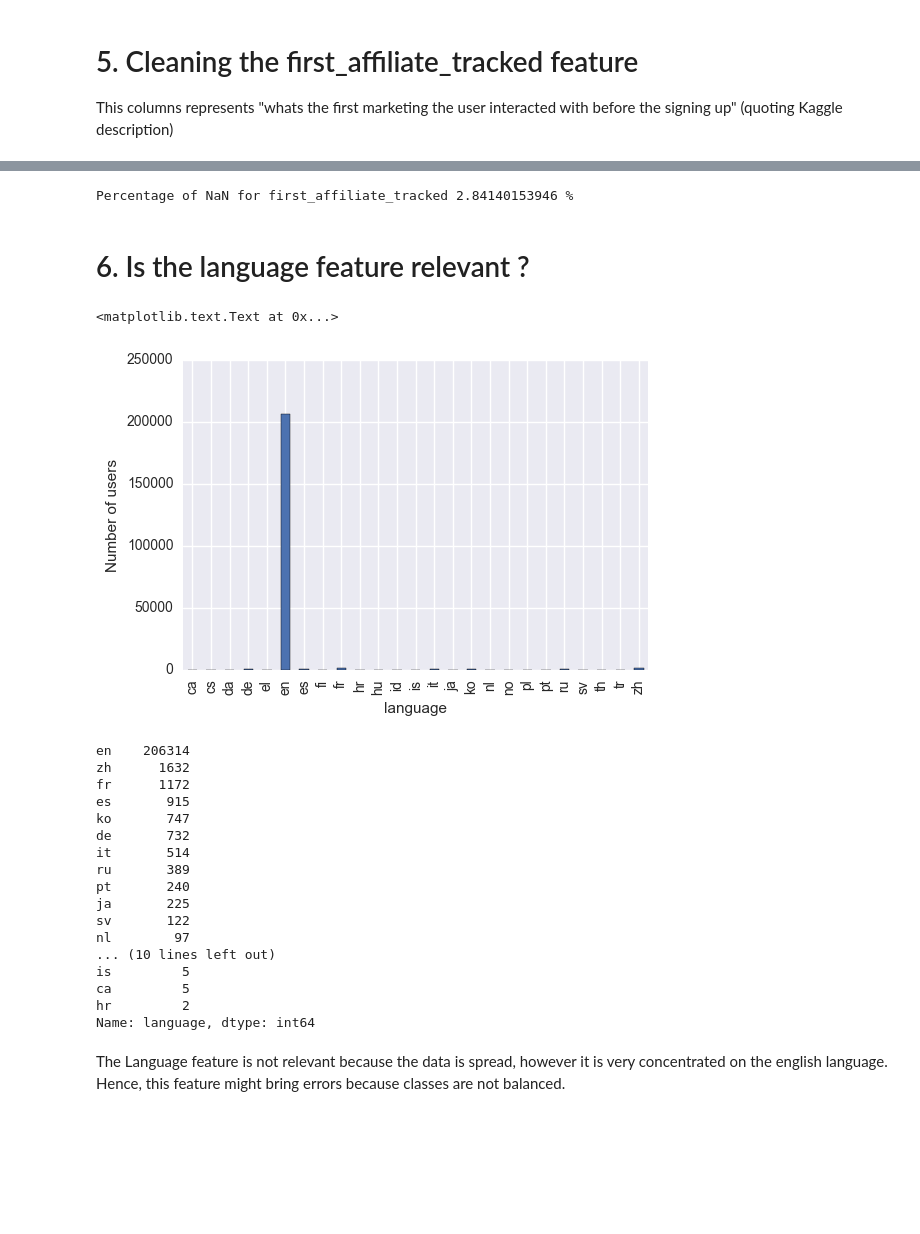
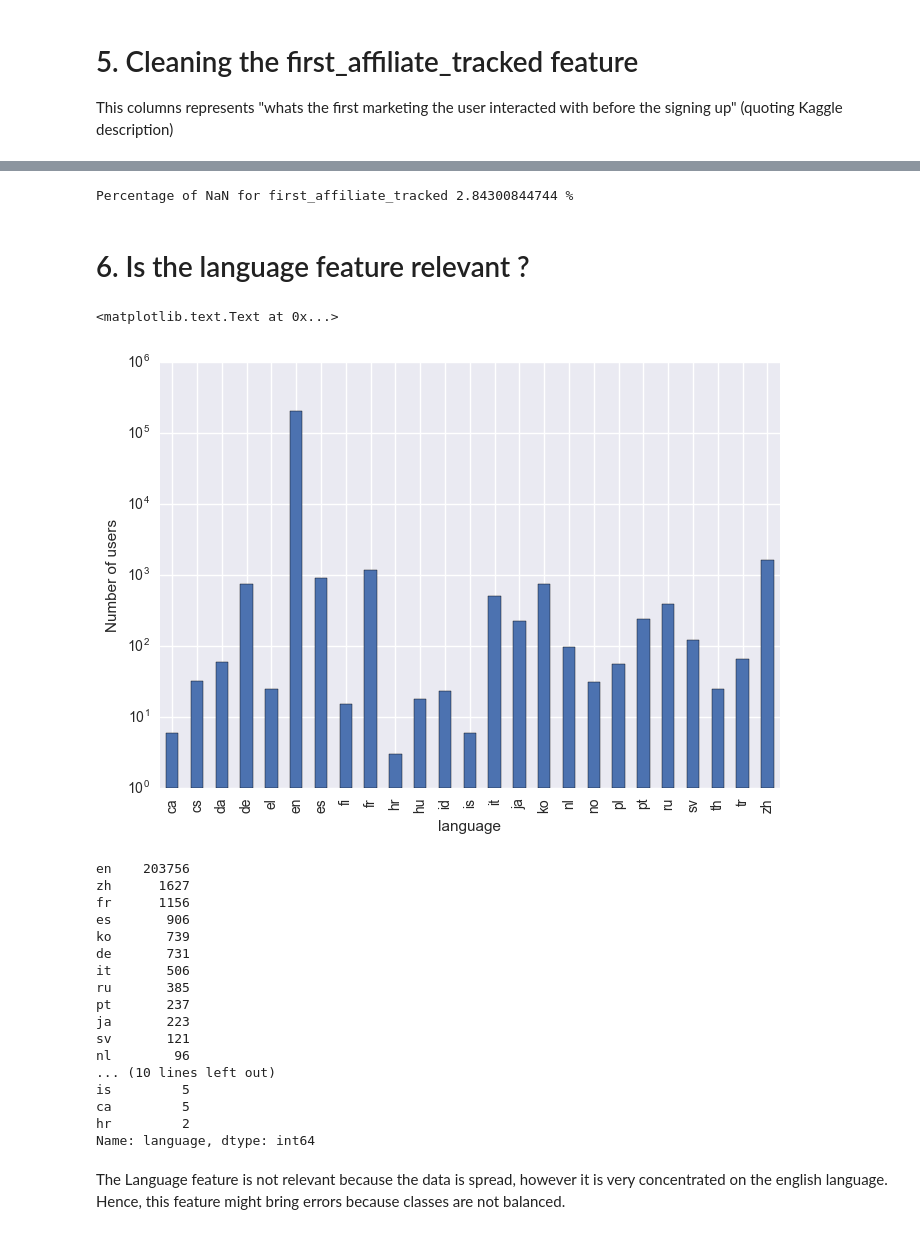
Before and after one commit to mgelsm/Airbnb_predictions, a Jupyter notebook: 1. Preprocessing train_user.ipynb, the cells around one changed output, grey strips where cells are left out. Saved outputs shown, nothing was run; the diff lists cells and outputs as text; code cells hidden in the pictures; blank space fills up the shorter version.

```diff
--- a/1. Preprocessing train_user.ipynb
+++ b/1. Preprocessing train_user.ipynb
@@ -97 +88,4 @@ df_age.loc[(df_age['age']<15) | (df_age['age']>=90), 'age'] = 'NaN'
+# %%
+df = copy.deepcopy(df)
+df.loc[(df['age']<15) | (df['age']>=90), 'age'] = 'NaN'
 # %%
@@ -116,0 +113,5 @@ pd.DataFrame(df_invalid_age, columns=list(df_invalid_age.columns)).to_csv('inval
+# %%
+df = df[df['age'] != 'NaN']
+df.id.groupby(df.age).count().plot(kind='bar', alpha=0.4, color='b',figsize=(20,10))
+plt.ylabel('Number of  users')
+plt.show()
@@ -208,30 +211,30 @@ plt.ylabel('Number of users')
 NaN_fat = df['first_affiliate_tracked'].isnull().sum()/len(df)*100
 print('Percentage of NaN for first_affiliate_tracked',NaN_fat,'%')
 # %% [output]
-Percentage of NaN for first_affiliate_tracked 2.84140153946 %
+Percentage of NaN for first_affiliate_tracked 2.84300844744 %
 # %% [markdown]
 # 6. Is the language feature relevant ?
 # %%
-df.id.groupby(df.language).count().plot(kind="bar")
+df.id.groupby(df.language).count().plot(kind="bar",log=True)
 plt.ylabel('Number of users')
 # %% [output]
 <matplotlib.text.Text at 0x...>
-[figure, old version]
+[figure, new version]
 # %%
 print(df.language.value_counts())
 # %% [output]
-en    206314
-zh      1632
-fr      1172
-es       915
-ko       747
-de       732
-it       514
-ru       389
-pt       240
-ja       225
-sv       122
-nl        97
+en    203756
+zh      1627
+fr      1156
+es       906
+ko       739
+de       731
+it       506
+ru       385
+pt       237
+ja       223
+sv       121
+nl        96
 ... (10 lines left out)
 is         5
 ca         5
```
Also changed, not shown: parts of 16 cells of this notebook, 1 other file.
